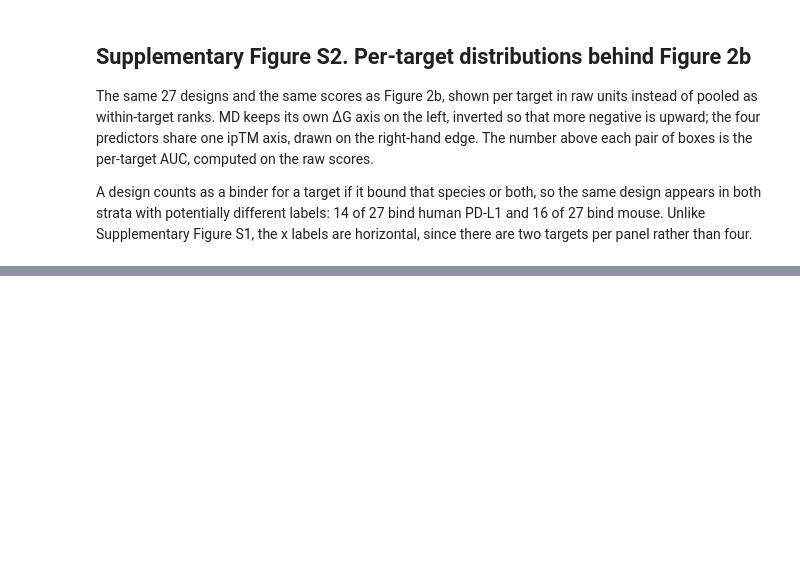
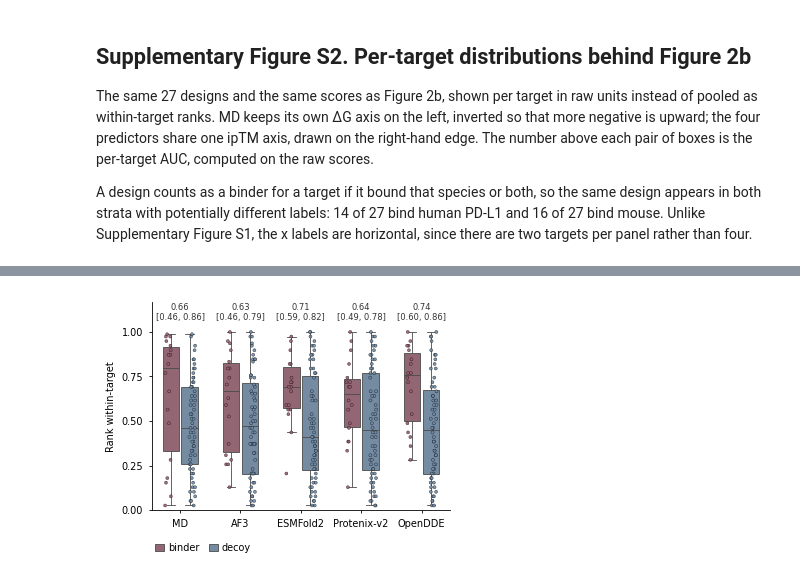
Before and after one commit to Rita-Ann-Roessner/Postdoc-UNIL, a Jupyter notebook: 261111_funnel_paper/Figures.ipynb, the cells around one changed output, grey strips where cells are left out. Saved outputs shown, nothing was run; the diff lists cells and outputs as text; code cells hidden in the pictures; blank space fills up the shorter version.

```diff
--- a/261111_funnel_paper/Figures.ipynb
+++ b/261111_funnel_paper/Figures.ipynb
@@ -570,0 +623,9 @@ fig.savefig("Figure2/PDL1_campaign_per_target.svg")
+# %%
+# --- Figure 2c: metrics ---------------------------------------------------
+# same estimator and bootstrap as Figure 2b (resampling designs, not rows)
+pd1_stats = pd.DataFrame([
+    dict(method=m, AUC=camp_rank_auc(pd1c[pd1c.method == m]),
+         **dict(zip(['lo', 'hi'], camp_rank_auc_ci(pd1c[pd1c.method == m]))))
+    for m in METHODS])
+
+display(pd1_stats.round(3))
@@ -570,0 +639,39 @@ fig.savefig("Figure2/PDL1_campaign_per_target.svg")
+# %%
+# --- Figure 2c ------------------------------------------------------------
+plt.rcParams.update({"font.size": 7, "axes.labelsize": 7, "xtick.labelsize": 7,
+                     "ytick.labelsize": 7, "legend.fontsize": 7, "axes.linewidth": 0.6,
+                     "xtick.major.width": 0.6, "ytick.major.width": 0.6,
+                     "xtick.major.size": 2.5, "ytick.major.size": 2.5})
+
+PAL = {"binder": "#9A5E72", "decoy": "#6E8BA8"}
+kw  = dict(x="method", y="rank", hue="Type", order=METHODS,
+           hue_order=["binder", "decoy"], dodge=True, palette=PAL)
+
+fig, ax = plt.subplots(figsize=(3.5, 2.6))          # half of A4 text width
+sns.boxplot(pd1c, **kw, showfliers=False, width=0.62, gap=0.12,
+            linewidth=0.6, ax=ax)
+sns.stripplot(pd1c, **kw, size=2.2, edgecolor="black", linewidth=0.25,
+              alpha=0.9, ax=ax, legend=False)
+
+ax.set_ylim(0, 1.17)
+ax.set_yticks([0, 0.25, 0.5, 0.75, 1.0])
+
+trans = mtransforms.blended_transform_factory(ax.transData, ax.transAxes)
+for i, r in pd1_stats.iterrows():
+    ax.text(i, 0.995, f"{r.AUC:.2f}\n[{r.lo:.2f}, {r.hi:.2f}]", transform=trans,
+            ha="center", va="top", fontsize=6, linespacing=1.2, color="#333333")
+
+ax.set_xlabel("")
+ax.set_ylabel("Rank within-target")
+ax.margins(x=0.04)
+
+h, l = ax.get_legend_handles_labels()
+ax.legend(h[:2], l[:2], loc="upper left", bbox_to_anchor=(0.0, -0.14), ncol=2,
+          frameon=False, handlelength=0.9, handletextpad=0.4,
+          columnspacing=1.0, borderaxespad=0)
+
+sns.despine(fig)
+fig.tight_layout(pad=0.3)
+fig.savefig("Figure2/campaign_pd1.svg")
+# %% [output]
+[figure, added]
```
Also changed, not shown: parts of 25 cells of this notebook.
